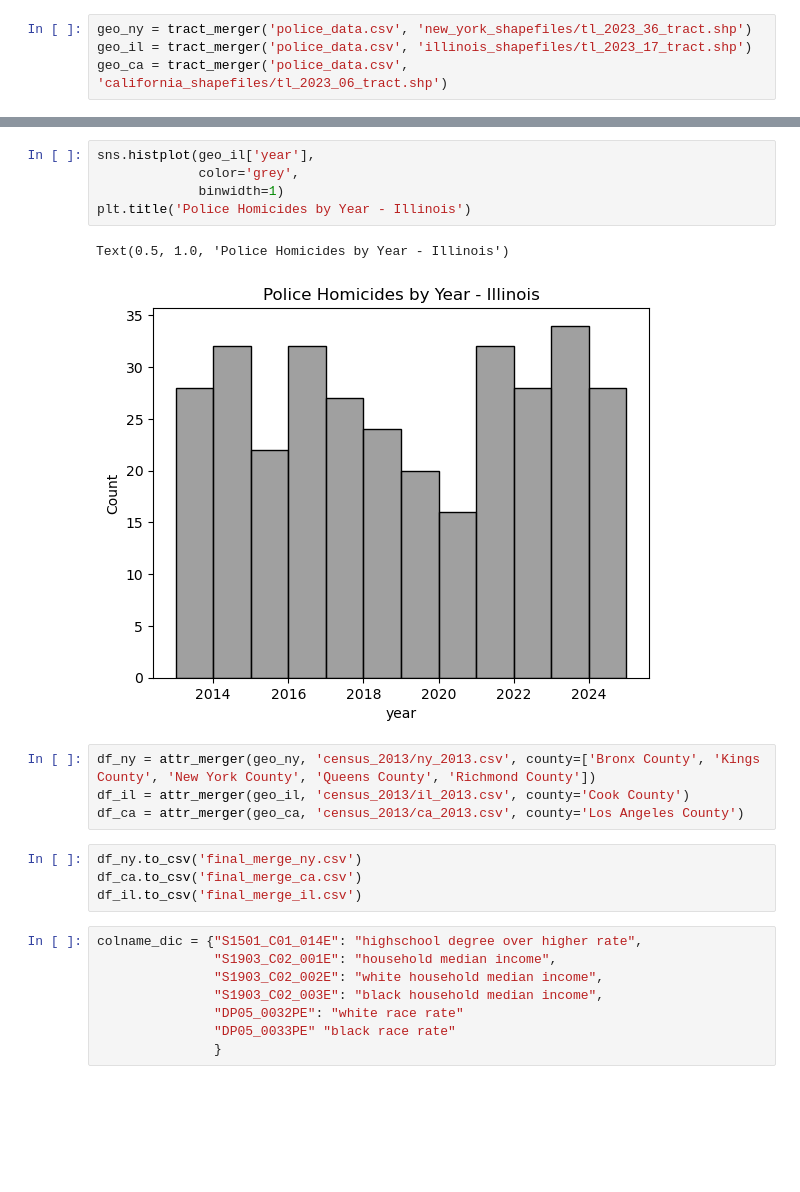
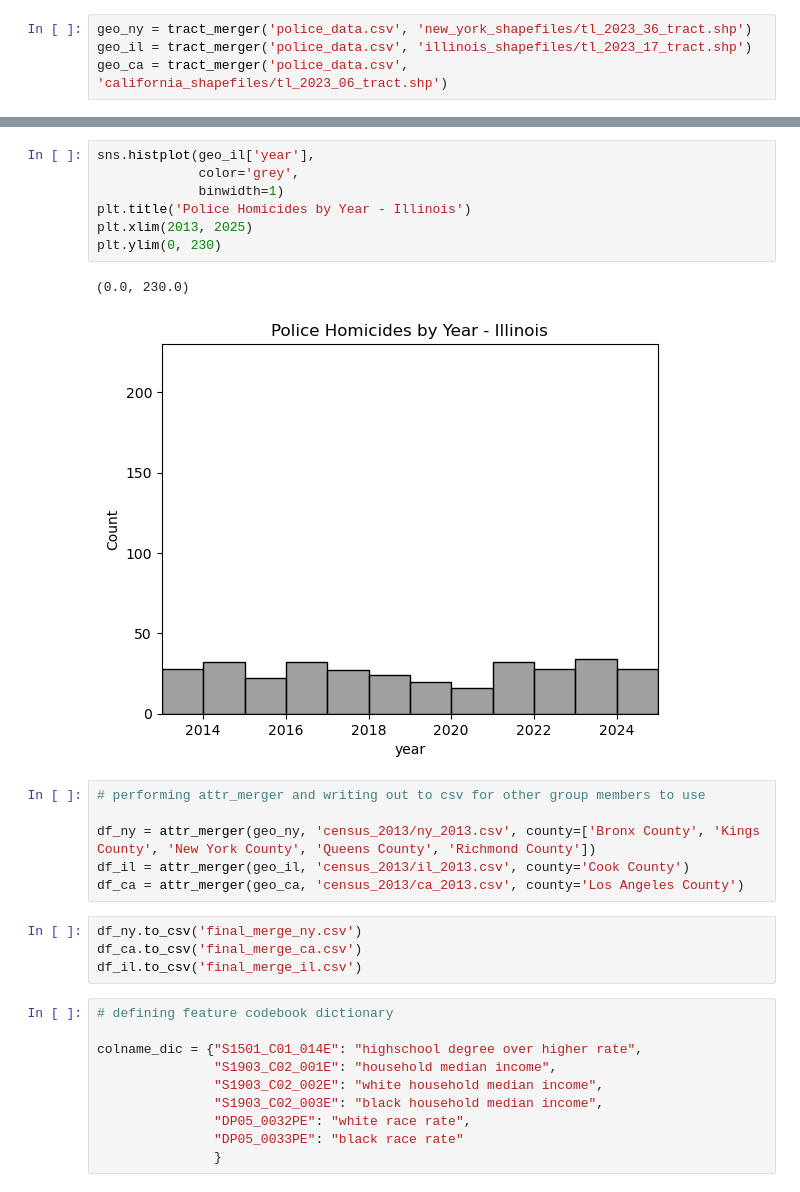
Before and after one commit to flora-concise/macs-30100-police-proj-cleaned, a Jupyter notebook: acs_merge_police.ipynb, the cells around one changed output, grey strips where cells are left out. Cells and saved outputs as stored; diff of their text form; blank space fills up the shorter version.

```diff
--- a/acs_merge_police.ipynb
+++ b/acs_merge_police.ipynb
@@ -115,12 +130,16 @@ Text(0.5, 1.0, 'Police Homicides by Year - California')
 # %%
 sns.histplot(geo_il['year'],
              color='grey',
              binwidth=1)
 plt.title('Police Homicides by Year - Illinois')
+plt.xlim(2013, 2025)
+plt.ylim(0, 230)
 # %% [output]
-Text(0.5, 1.0, 'Police Homicides by Year - Illinois')
+(0.0, 230.0)
-[figure, old version]
+[figure, new version]
 # %%
+# performing attr_merger and writing out to csv for other group members to use
+
 df_ny = attr_merger(geo_ny, 'census_2013/ny_2013.csv', county=['Bronx County', 'Kings County', 'New York County', 'Queens County', 'Richmond County'])
 df_il = attr_merger(geo_il, 'census_2013/il_2013.csv', county='Cook County')
 df_ca = attr_merger(geo_ca, 'census_2013/ca_2013.csv', county='Los Angeles County')
@@ -129,11 +148,13 @@ df_ny.to_csv('final_merge_ny.csv')
 df_ca.to_csv('final_merge_ca.csv')
 df_il.to_csv('final_merge_il.csv')
 # %%
+# defining feature codebook dictionary
+
 colname_dic = {"S1501_C01_014E": "highschool degree over higher rate",
                "S1903_C02_001E": "household median income",
                "S1903_C02_002E": "white household median income",
                "S1903_C02_003E": "black household median income",
-               "DP05_0032PE": "white race rate"
-               "DP05_0033PE" "black race rate"
+               "DP05_0032PE": "white race rate",
+               "DP05_0033PE": "black race rate"
                }
 # %%
```
Also changed, not shown: parts of 14 cells of this notebook.
